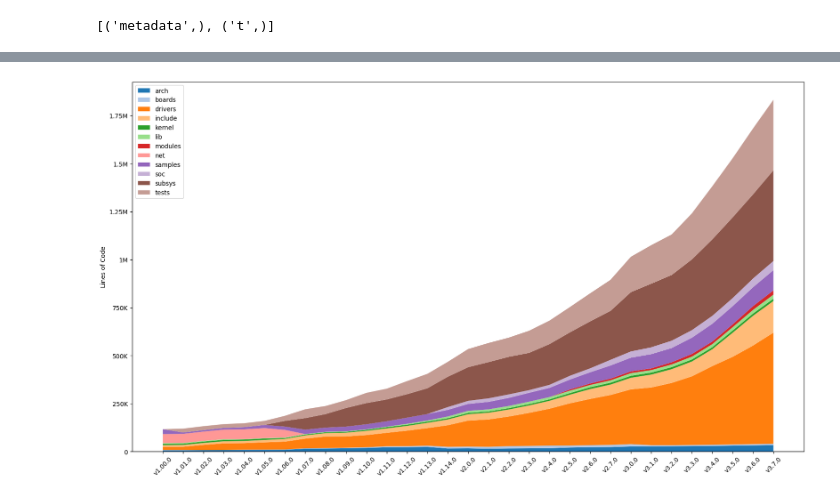
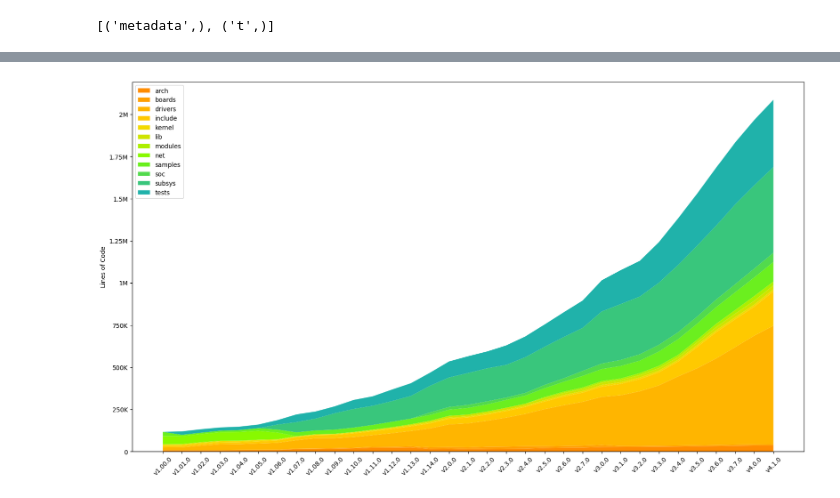
Before and after one commit to tiacsys/zephyr-analytics, a Jupyter notebook: notebooks/zephyr_code_stats.ipynb, the cells around one changed output, grey strips where cells are left out. Cells and saved outputs as stored; diff of their text form; code cells hidden in the pictures.

Commit message:
update cloc data & figures for Zephyr v4.1

```diff
--- a/notebooks/zephyr_code_stats.ipynb
+++ b/notebooks/zephyr_code_stats.ipynb
@@ -36,0 +25,15 @@ df_counts=df_src.groupby(['Project','base_dir']).sum(numeric_only=True).copy()
+# %%
+df = pd.read_sql_query("SELECT * FROM t ;",con)
+
+df_src=df.loc[(df['Language']=='C/C++ Header') |
+       (df['Language']=='C') |
+       (df['Language']=='C++') |
+       (df['Language']=='Assembly')
+      ].copy()
+
+#newer versions of cloc add an id column which we don't need
+df_src.drop(['id'], axis=1, inplace=True)
+
+df_src['base_dir']=df_src['File_dirname'].apply( lambda x: (x.split("/")[0]))
+
+df_src
@@ -79,5 +97,6 @@ df_counts_pivot
 # %%
-df_plot=df_counts_pivot.filter(regex="\.0$", axis=0).copy()
+#only use patch level 0
+df_plot=df_counts_pivot.filter(regex="\\.0$", axis=0).copy()
 # %%
 df_plot.rename(index={'v1.0.0':'v1.00.0',
                       'v1.1.0':'v1.01.0',
@@ -119,20 +138,28 @@ df_plot.columns=[c[1] for c in df_plot.columns.values]
 # %%
 # Choose some nice levels
 plt.rcParams["figure.figsize"] = [16, 9]
 plt.rcParams["figure.autolayout"] = True
 
 legend=['arch','boards','kernel','soc','modules','lib','include','subsys','drivers', 'samples', 'tests', 'net' ]
 #legend=['samples' ]
 legend=sorted(legend)
+
+colors = ["darkorange", "gold", "lawngreen", "lightseagreen"]
+cmap1 = LinearSegmentedColormap.from_list("mycmap", colors)
+
+colormap = mpl.colormaps["tab20"](np.arange(len(legend)))
+colormap = mpl.colormaps['viridis'].resampled(len(legend)).colors
+colormap = cmap1.resampled(len(legend))(np.arange(len(legend)))
+
 fig, ax = plt.subplots(figsize=(16,9), constrained_layout=True)
 ax.stackplot(df_plot.index, [df_plot[name] for name in legend],
-             labels=legend, colors=mpl.colormaps["tab20"](np.arange(len(legend)))
+             labels=legend, colors=colormap
             )
 ax.set_ylabel("Lines of Code")
 ax.yaxis.set_major_formatter(lambda x,pos: f"{numerize(x)}")
 ax.set_xticks(ax.get_xticks(), ax.get_xticklabels(),rotation=45)
 ax.legend(loc='upper left')
 
 fig.savefig('../figures/zephyr-growth.svg', format='svg')
 # %% [output]
-[figure, old version]
+[figure, new version]
```
Also changed, not shown: parts of 10 cells of this notebook, 3 other files.
